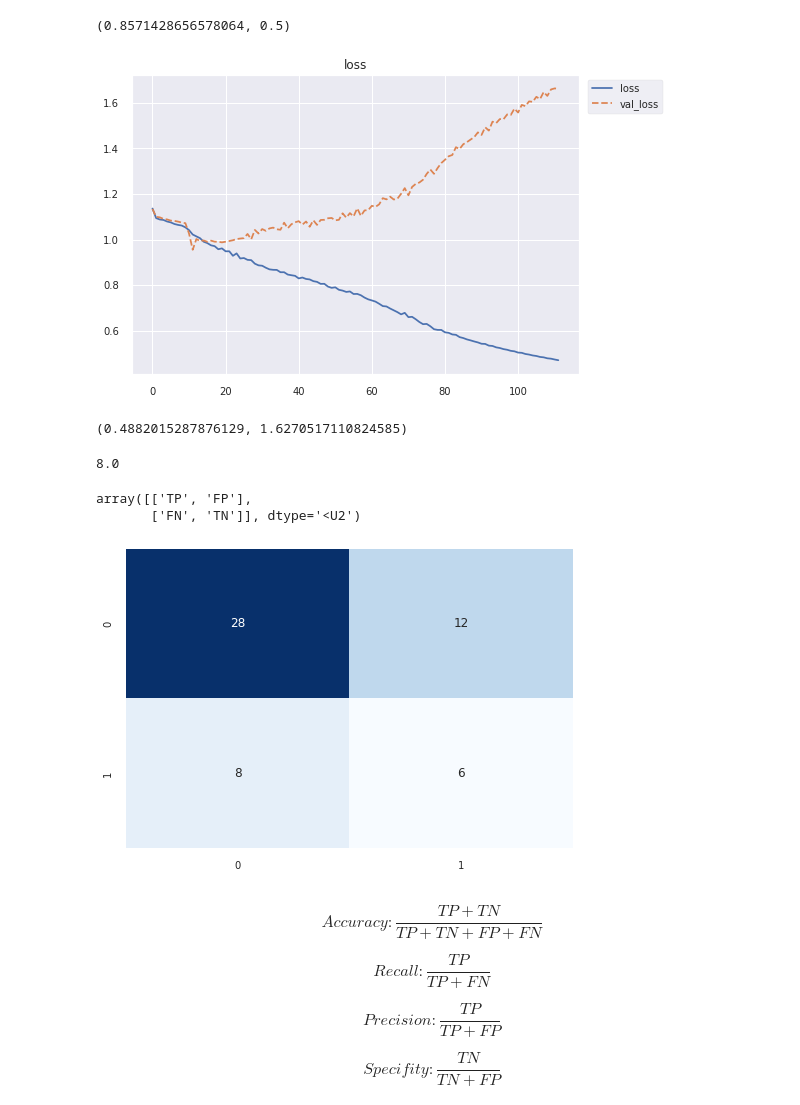
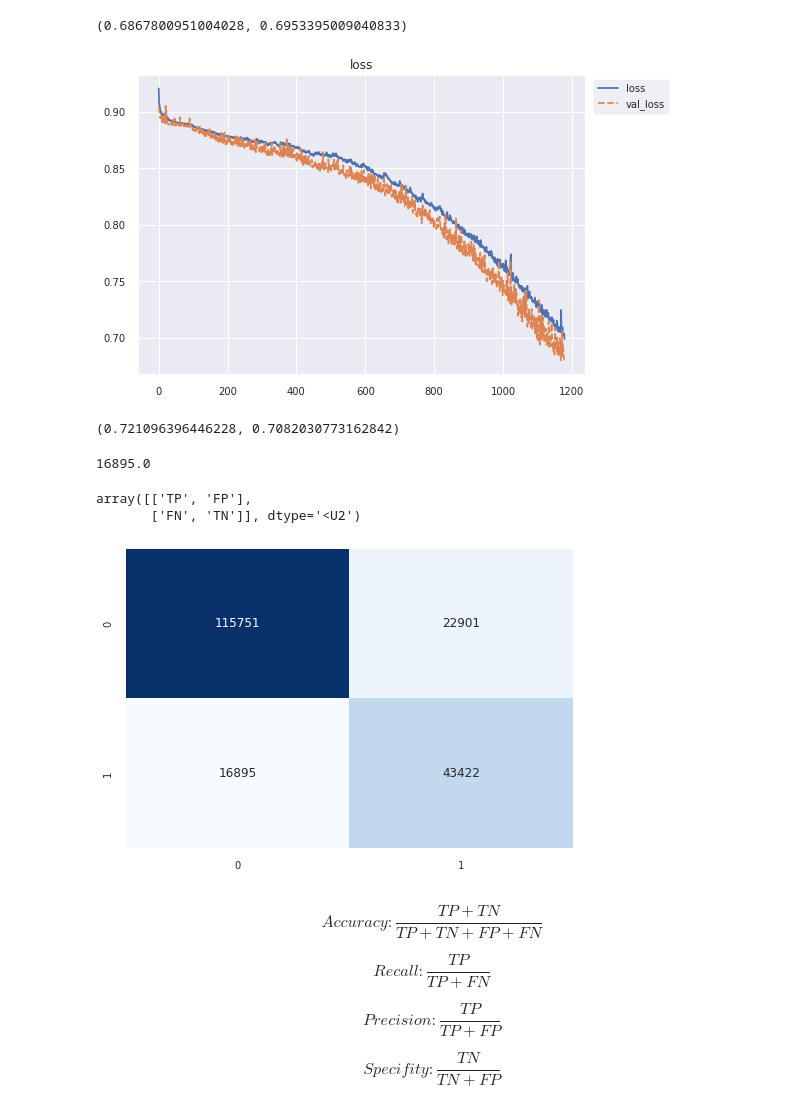
Before and after one commit to spolex/spiral, a Jupyter notebook: notebooks/202209_query_mlflow_dl.ipynb, the cells around one changed output. Saved outputs shown, nothing was run; the diff lists cells and outputs as text; code cells hidden in the pictures.

```diff
--- a/notebooks/202209_query_mlflow_dl.ipynb
+++ b/notebooks/202209_query_mlflow_dl.ipynb
@@ -27,3 +25,6 @@ EXPERIMENT_NAME = "/archimedes-fcnn"
+# %%
+model = 'lstm'
+EXPERIMENT_NAME = f"/archimedes-dl-{model}"
 # %%
 client = MlflowClient()
 experiment_id = client.get_experiment_by_name(EXPERIMENT_NAME).experiment_id
@@ -44,8 +45,10 @@ Lifecycle_stage: active
 # %%
 runs = mlflow.search_runs(experiment_names=[EXPERIMENT_NAME])
 # %%
+status = 'RUNNING'
 runs = mlflow.search_runs(
     experiment_ids=[ experiment_id ],
-    filter_string="attribute.status='RUNNING'",
-    output_format="list",
+    #filter_string=f"attribute.status='{status}'",
+    output_format="pandas",
+    order_by=["metrics.start_time DESC"],
 )
@@ -54,0 +71,3 @@ last_run = runs[-1]
+# %%
+last_run = runs.iloc[0]
+last_run
@@ -66,22 +133,22 @@ _=plt.legend(['accuracy','val_accuracy'],bbox_to_anchor=(1.25, 1.))
 # %%
-last_run.data.metrics['accuracy'], last_run.data.metrics['val_accuracy']
+last_run['metrics.accuracy'], last_run['metrics.val_accuracy']
 # %% [output]
-(0.8571428656578064, 0.5)
+(0.6867800951004028, 0.6953395009040833)
 # %%
 plt.title("loss")
-plt.plot([i.value for i in client.get_metric_history(last_run.info.run_id, 'loss')])
-plt.plot([i.value for i in client.get_metric_history(last_run.info.run_id, 'val_loss')], linestyle='--')
+plt.plot([i.value for i in client.get_metric_history(last_run['run_id'], 'loss')])
+plt.plot([i.value for i in client.get_metric_history(last_run['run_id'], 'val_loss')], linestyle='--')
 _=plt.legend(['loss','val_loss'],bbox_to_anchor=(1.2, 1.))
 # %% [output]
-[figure, old version]
+[figure, new version]
 # %%
-last_run.data.metrics['loss'], last_run.data.metrics['val_loss']
+last_run['metrics.loss'], last_run['metrics.val_loss']
 # %% [output]
-(0.4882015287876129, 1.6270517110824585)
+(0.721096396446228, 0.7082030773162842)
 # %%
- last_run.data.metrics['val_false_positives']
+ last_run['metrics.val_false_positives']
 # %% [output]
-8.0
+16895.0
 # %%
 cm = np.array([['TP','FP'],['FN','TN']])
 cm
@@ -91,13 +158,13 @@ array([['TP', 'FP'],
 # %%
 import numpy as np
 import matplotlib.pyplot as plt
 
-cm = np.array([[last_run.data.metrics['val_true_negatives'], last_run.data.metrics['val_false_negatives']],
-[last_run.data.metrics['val_false_positives'] ,last_run.data.metrics['val_true_positives']]]).astype(np.int32)
+cm = np.array([[last_run['metrics.val_true_negatives'], last_run['metrics.val_false_negatives']],
+[last_run['metrics.val_false_positives'] ,last_run['metrics.val_true_positives']]]).astype(np.int32)
 
 _ = sns.heatmap(cm, annot=True, fmt="d", cmap='Blues', cbar=False)
 # %% [output]
-[figure, old version]
+[figure, new version]
 # %% [markdown]
 $$ Accuracy: \frac{TP + TN}{TP + TN + FP + FN} $$
 
```
Also changed, not shown: parts of 17 cells of this notebook, 8 other files.
